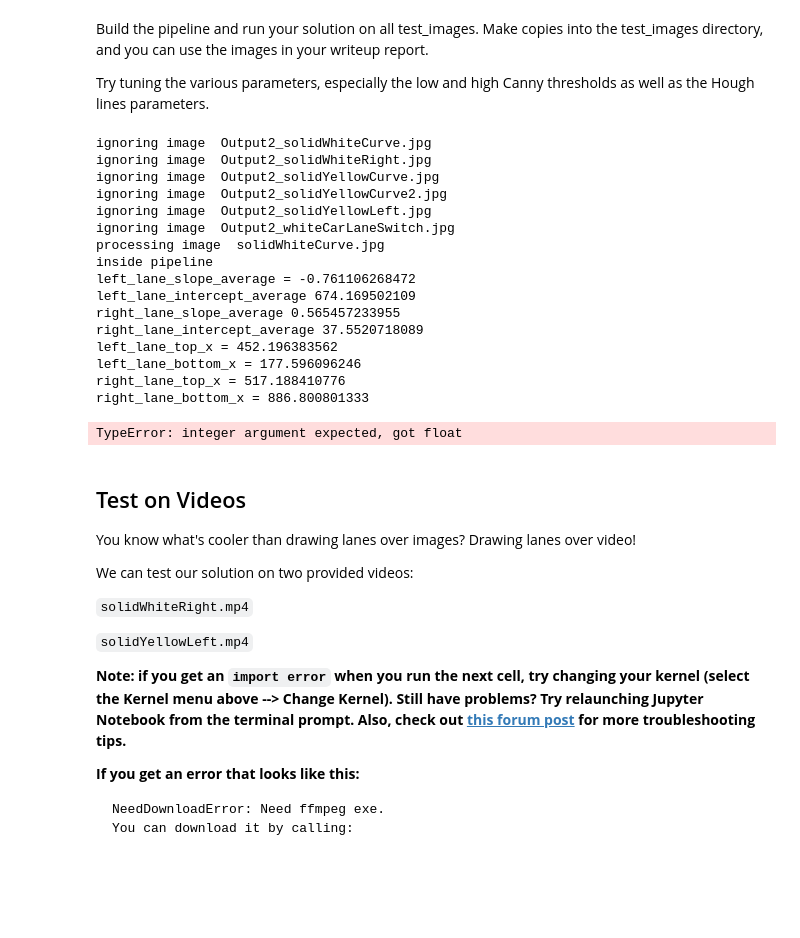
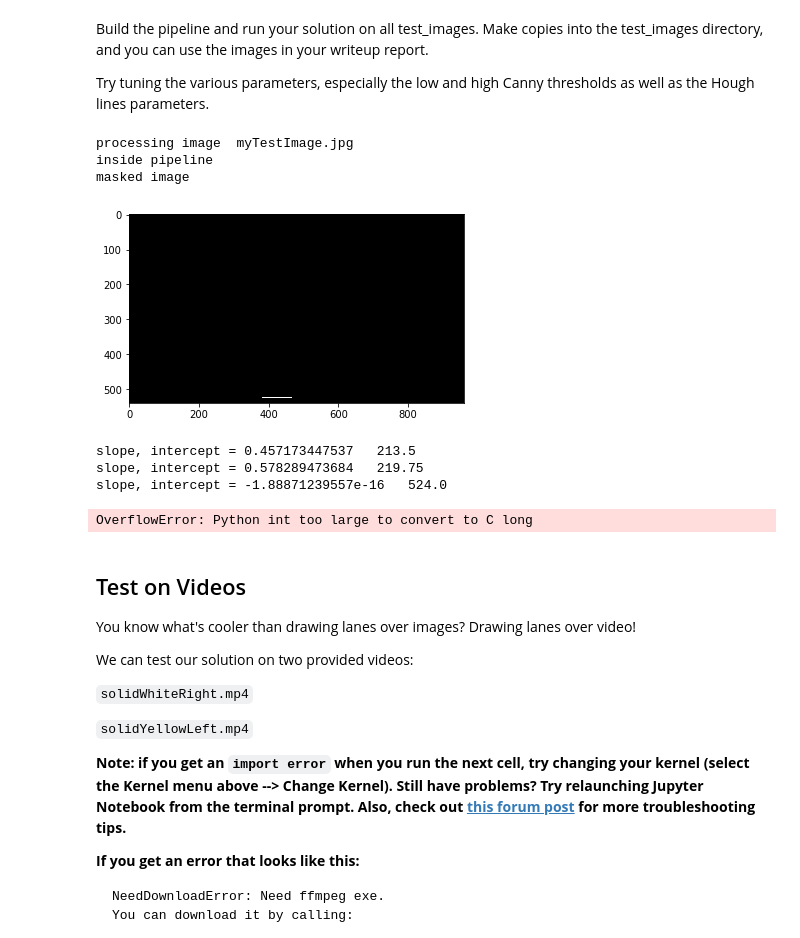
Before and after one commit to smoort/CarND-LaneLines-P1, a Jupyter notebook: P1.ipynb, the cells around one changed output. Cells and saved outputs as stored; diff of their text form; code cells hidden in the pictures; blank space fills up the shorter version.

```diff
--- a/P1.ipynb
+++ b/P1.ipynb
@@ -277,7 +278,7 @@ def pipeline(input_image):
 #    vertices = np.array([[(420,340),(560,340),(920,539),(120,539)]],dtype=np.int32) # vertices of the masked area
     rho = 2 # distance resolution in pixels of the Hough grid
     theta = np.pi/180 # angular resolution in radians of the Hough grid
-    threshold = 15     # minimum number of votes (intersections in Hough grid cell)
+    threshold = 50     # minimum number of votes (intersections in Hough grid cell)
     min_line_length = 40 #minimum number of pixels making up a line
     max_line_gap = 20    # maximum gap in pixels between connectable line segments
 
@@ -294,56 +295,48 @@ def pipeline(input_image):
 #    plt.imshow(canny_image, cmap='gray')
 
     masked_image = region_of_interest (canny_image,vertices)
-#    print ("masked image")
-#    plt.imshow(masked_image, cmap='gray')
+    print ("masked image")
+    plt.imshow(masked_image, cmap='gray')
+    plt.show()
 
     hough_image = hough_lines(masked_image,rho, theta, threshold, min_line_length, max_line_gap)
 #    print ("hough image")
 #    plt.imshow(hough_image, cmap='gray')
 
     weighted_image = weighted_img(hough_image, input_image)
 #    print ("weighted image")
     plt.imshow(weighted_image)
 
     return weighted_image
 
 
 
 images = os.listdir('test_images/')
 
 for image in images:
 
     if image[:8] != 'Output2_':
         input_image = mpimg.imread('test_images/%s' % image)
         print ('processing image ', image)
         output_image = pipeline (input_image)
         output_img_name = 'Output2_' + image
         print ('output image name =', output_img_name)
         mpimg.imsave('test_images/%s' % output_img_name,output_image)
     else:
         print ('ignoring image ', image)
 
 
 
 print ('dummy statement to make the above multiline comment work')
 # %% [output]
-ignoring image  Output2_solidWhiteCurve.jpg
-ignoring image  Output2_solidWhiteRight.jpg
-ignoring image  Output2_solidYellowCurve.jpg
-ignoring image  Output2_solidYellowCurve2.jpg
-ignoring image  Output2_solidYellowLeft.jpg
-ignoring image  Output2_whiteCarLaneSwitch.jpg
-processing image  solidWhiteCurve.jpg
+processing image  myTestImage.jpg
 inside pipeline
-left_lane_slope_average = -0.761106268472
-left_lane_intercept_average 674.169502109
-right_lane_slope_average 0.565457233955
-right_lane_intercept_average 37.5520718089
-left_lane_top_x = 452.196383562
-left_lane_bottom_x = 177.596096246
-right_lane_top_x = 517.188410776
-right_lane_bottom_x = 886.800801333
+masked image
+[figure, added]
-TypeError: integer argument expected, got float
+slope, intercept = 0.457173447537   213.5
+slope, intercept = 0.578289473684   219.75
+slope, intercept = -1.88871239557e-16   524.0
+OverflowError: Python int too large to convert to C long
 # %% [markdown]
 ## Test on Videos
 
```
Also changed, not shown: parts of 8 cells of this notebook.
